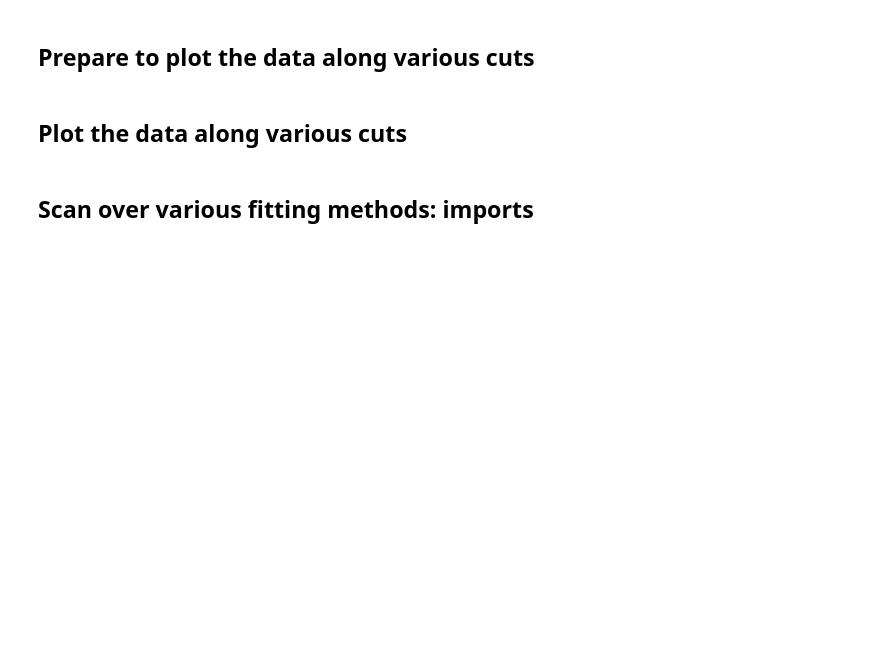
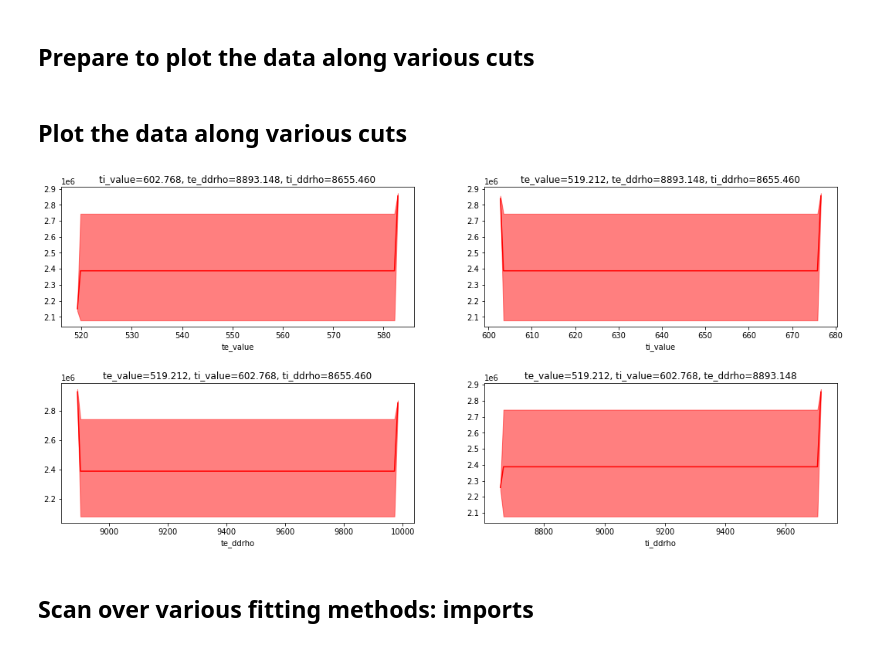
Before and after one commit to vecma-ipp/MFW, a Jupyter notebook: uq/tuto/DPC/gem_uq.ipynb, the cells around one changed output. Saved outputs shown, nothing was run; the diff lists cells and outputs as text; code cells hidden in the pictures; blank space fills up the shorter version.

```diff
--- a/uq/tuto/DPC/gem_uq.ipynb
+++ b/uq/tuto/DPC/gem_uq.ipynb
@@ -57,7 +84,8 @@ plt.show()
 # %%
 XLABELS = ['te_value', 'ti_value', 'te_ddrho', 'ti_ddrho']
 X = G[XLABELS].values
-YLABELS = ['te_transp_flux', 'ti_transp_flux']
+#YLABELS = ['te_transp_flux', 'ti_transp_flux']
+YLABELS = ['ti_transp_flux']
 Y = G[YLABELS].values
 # %% [markdown]
 ## Fit the data using GPR
@@ -137,14 +175,55 @@ def vis(slice, axis=None):
     axis.set_title("%s=%0.3f, %s=%0.3f, %s=%0.3f" %
               functools.reduce(operator.concat,
                                tuple([(XLABELS[i], 10.0**Xvals[i,2]) for i in range(len(XLABELS)) if i != slice])))
+# %%
+def vis2(slice, axis=None):
+    if slice == 0:
+        Xt = np.array([i for i in itertools.product(np.linspace(Xvals[0].min(), Xvals[0].max(), 100),
+                                                    [Xvals[1,1]],
+                                                    [Xvals[2,1]],
+                                                    [Xvals[3,1]])])
+    elif slice == 1:
+        Xt = np.array([i for i in itertools.product([Xvals[0,1]],
+                                                    np.linspace(Xvals[1].min(), Xvals[1].max(), 100),
+                                                    [Xvals[2,1]],
+                                                    [Xvals[3,1]])])
+    elif slice == 2:
+        Xt = np.array([i for i in itertools.product([Xvals[0,1]],
+                                                    [Xvals[1,1]],
+                                                    np.linspace(Xvals[2].min(), Xvals[2].max(), 100),
+                                                    [Xvals[3,1]])])
+    elif slice == 3:
+        Xt = np.array([i for i in itertools.product([Xvals[0,1]],
+                                                    [Xvals[1,1]],
+                                                    [Xvals[2,1]],
+                                                    np.linspace(Xvals[3].min(), Xvals[3].max(), 100))])
+    Yt = np.zeros((Xt.shape[0],NY))
+    Yts = np.zeros((Xt.shape[0],NY))
+    for F in range(NY):
+      Yt[:,F], Yts[:,F] = GP[F].predict(Xt, return_std=True)
+
+    if axis is None:
+        fig, axis = plt.subplots(figsize=(8,6))
+    axis.plot(10.0**(Xt[:,slice]), 10.0**(Yt[:,0]), 'r', label=YLABELS[0])
+    axis.fill_between(10.0**(Xt[:,slice]), 10.0**(Yt[:,0]-Yts[:,0]), 10.0**(Yt[:,0]+Yts[:,0]), color='red', alpha=0.5)
+    #axis.plot(10.0**(Xt[:,slice]), 10.0**(Yt[:,1]), 'b', label=YLABELS[1])
+    #axis.fill_between(10.0**(Xt[:,slice]), 10.0**(Yt[:,1]-Yts[:,1]), 10.0**(Yt[:,1]+Yts[:,1]), color='blue', alpha=0.5)
+    axis.set_xlabel(XLABELS[slice])
+    #axis.set_legend(loc=0)
+    axis.set_title("%s=%0.3f, %s=%0.3f, %s=%0.3f" %
+              functools.reduce(operator.concat,
+                               tuple([(XLABELS[i], 10.0**Xvals[i,0]) for i in range(len(XLABELS)) if i != slice])))
 # %% [markdown]
 ## Plot the data along various cuts
 # %%
 plt.figure(figsize=(18,8))
 for i in range(NX):
     ax=plt.subplot(2,2,i+1)
-    vis(i, ax)
+    #vis(i, ax)
+    vis2(i, ax)
 plt.subplots_adjust(hspace=0.4)
+# %% [output]
+[figure, added]
 # %% [markdown]
 ## Scan over various fitting methods: imports
 # %%
```
Also changed, not shown: parts of 20 cells of this notebook.
